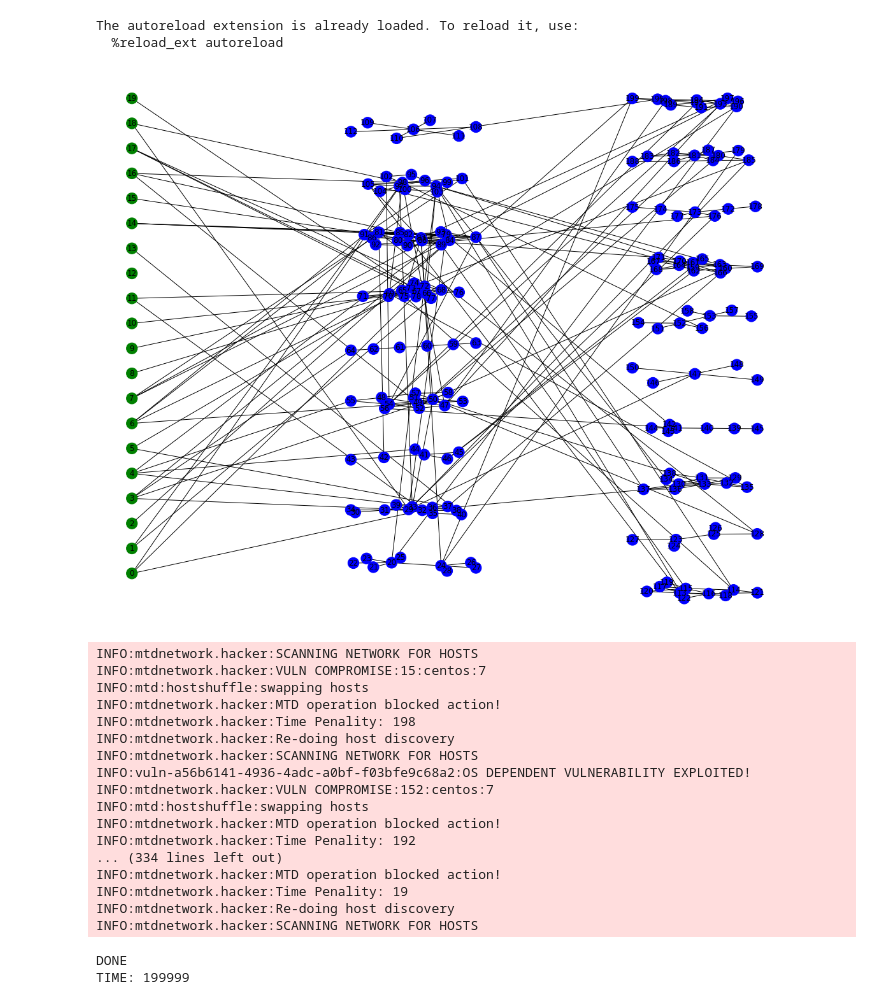
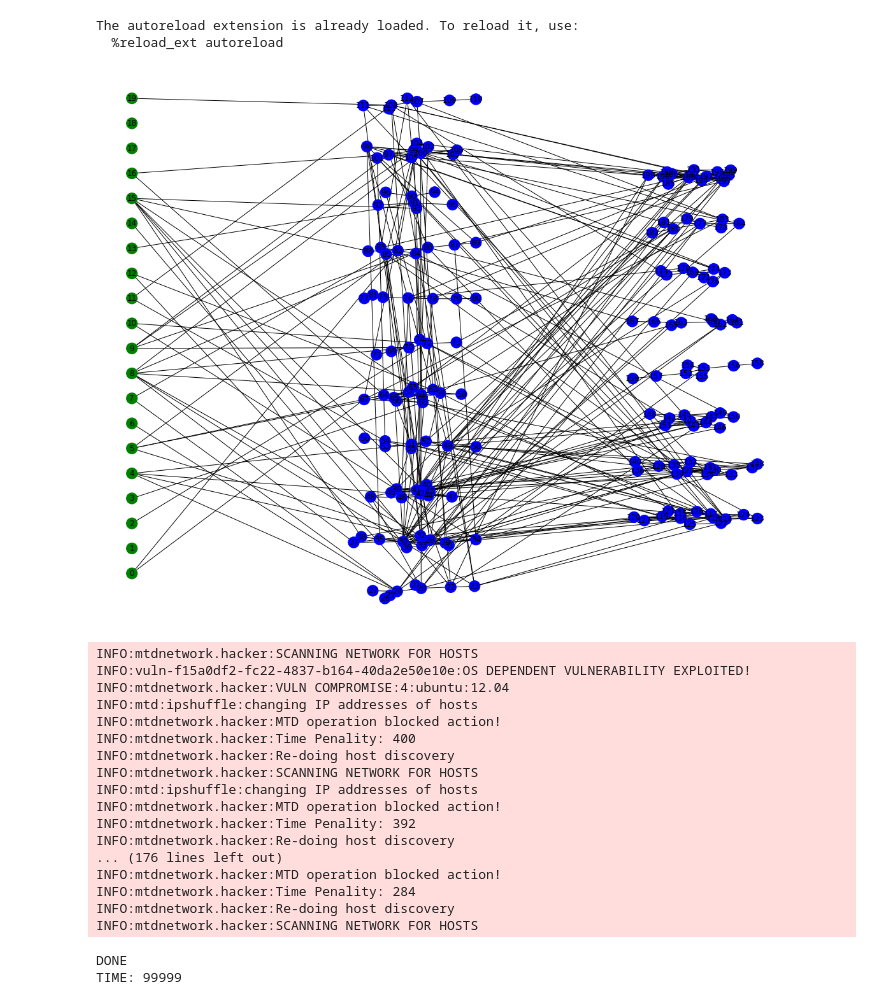
Before and after one commit to yuanyuan2000/MTDGame, a Jupyter notebook: test_mtdnetwork.ipynb, the cells around one changed output. Drawn from its saved outputs; the diff is of its cells as text; code cells hidden in the pictures.

```diff
--- a/test_mtdnetwork.ipynb
+++ b/test_mtdnetwork.ipynb
@@ -21,47 +22,47 @@ logging.getLogger().setLevel(logging.INFO)
 # %%
 test_network = network.Network(200, 20, 20, 3)
 # test_network.register_mtd(PortShuffle)
-# test_network.register_mtd(IPShuffle)
+test_network.register_mtd(IPShuffle)
 # test_network.register_mtd(OSShuffle)
 # test_network.register_mtd(ServiceShuffle)
 # test_network.register_mtd(UserShuffle)
-test_network.register_mtd(HostShuffle)
+# test_network.register_mtd(HostShuffle)
+test_network.register_mtd(CompleteTopologyShuffle)
 test_network.draw()
 # %% [output]
-[figure, old version]
+[figure, new version]
 # %%
 adversary = hacker.Hacker(test_network)
 # %%
 curr_time = 0
 time_step = 1
-for curr_time in range(200000):
+for curr_time in range(100000):
     test_network.step(curr_time)
     adversary.step(curr_time)
     if adversary.done:
         break
-
 print("DONE")
 print("TIME:", curr_time)
 # %% [output]
 INFO:mtdnetwork.hacker:SCANNING NETWORK FOR HOSTS
-INFO:mtdnetwork.hacker:VULN COMPROMISE:15:centos:7
-INFO:mtd:hostshuffle:swapping hosts
+INFO:vuln-f15a0df2-fc22-4837-b164-40da2e50e10e:OS DEPENDENT VULNERABILITY EXPLOITED!
+INFO:mtdnetwork.hacker:VULN COMPROMISE:4:ubuntu:12.04
+INFO:mtd:ipshuffle:changing IP addresses of hosts
 INFO:mtdnetwork.hacker:MTD operation blocked action!
-INFO:mtdnetwork.hacker:Time Penality: 198
+INFO:mtdnetwork.hacker:Time Penality: 400
 INFO:mtdnetwork.hacker:Re-doing host discovery
 INFO:mtdnetwork.hacker:SCANNING NETWORK FOR HOSTS
-INFO:vuln-a56b6141-4936-4adc-a0bf-f03bfe9c68a2:OS DEPENDENT VULNERABILITY EXPLOITED!
-INFO:mtdnetwork.hacker:VULN COMPROMISE:152:centos:7
-INFO:mtd:hostshuffle:swapping hosts
+INFO:mtd:ipshuffle:changing IP addresses of hosts
 INFO:mtdnetwork.hacker:MTD operation blocked action!
-INFO:mtdnetwork.hacker:Time Penality: 192
-... (334 lines left out)
+INFO:mtdnetwork.hacker:Time Penality: 392
+INFO:mtdnetwork.hacker:Re-doing host discovery
+... (176 lines left out)
 INFO:mtdnetwork.hacker:MTD operation blocked action!
-INFO:mtdnetwork.hacker:Time Penality: 19
+INFO:mtdnetwork.hacker:Time Penality: 284
 INFO:mtdnetwork.hacker:Re-doing host discovery
 INFO:mtdnetwork.hacker:SCANNING NETWORK FOR HOSTS
 DONE
-TIME: 199999
+TIME: 99999
 # %%
 test_network.draw_compromised(adversary.compromised_hosts)
 # %% [output]
```
Also changed, not shown: parts of 6 cells of this notebook, 7 other files.
